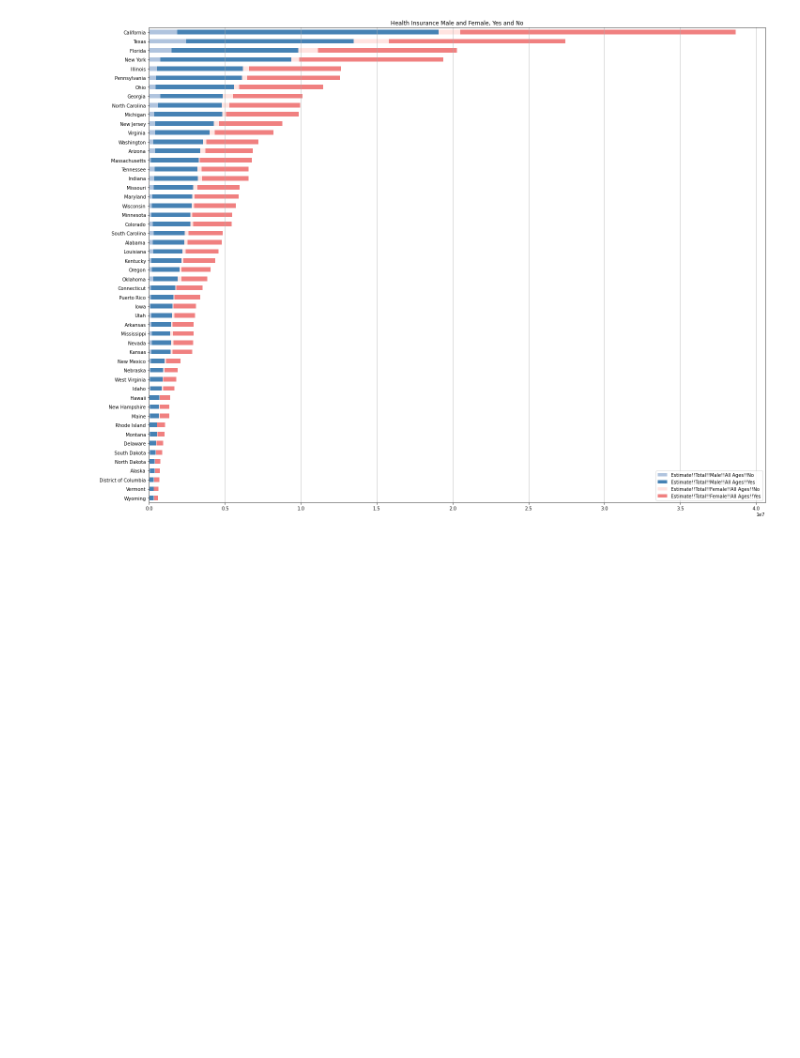
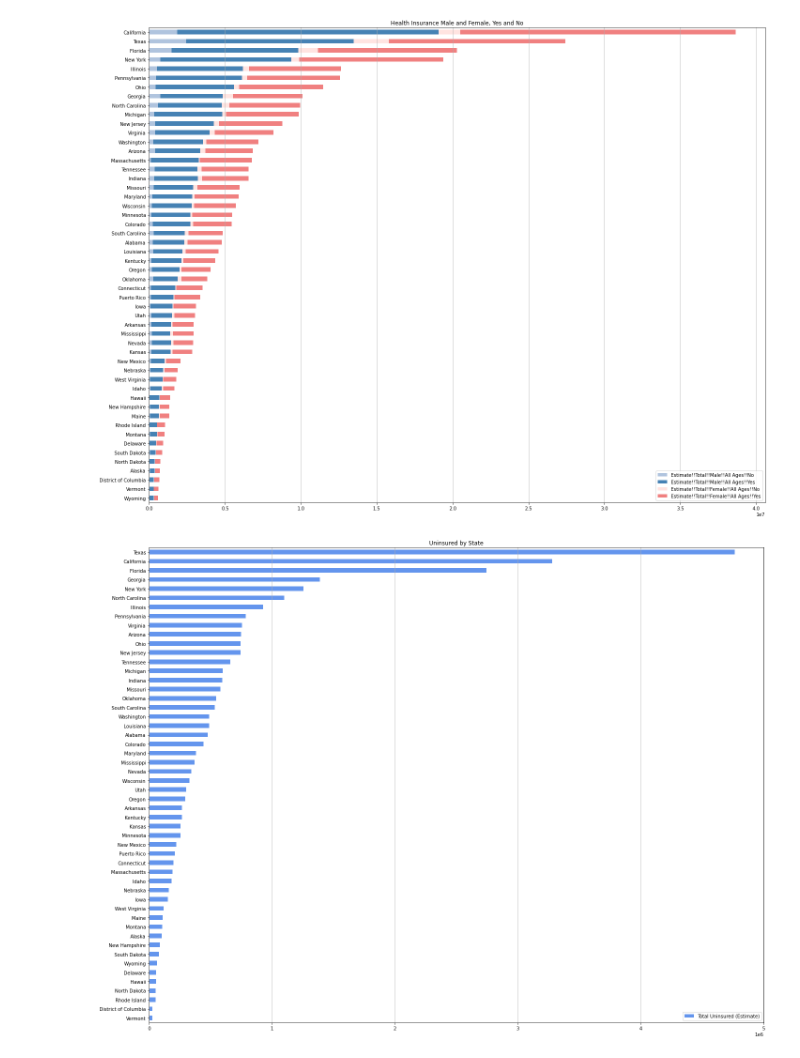
Before and after one commit to havyjavy/Healthcare-and-Covid-19, a Jupyter notebook: CensusData/Census_HealthInsByStateByAge.ipynb, the cells around one changed output. Saved outputs shown, nothing was run; the diff lists cells and outputs as text; code cells hidden in the pictures; blank space fills up the shorter version.

Commit message:
Updated health insurance coverage notebook.

```diff
--- a/CensusData/Census_HealthInsByStateByAge.ipynb
+++ b/CensusData/Census_HealthInsByStateByAge.ipynb
@@ -480,3 +482,27 @@ plt.savefig(os.path.join("HealthInsSex.png"))
 # plt.barh(y=x_axis, width=[HealthIns_covid_data_clean['Estimate!!Total!!Female!!All Ages!!No'], HealthIns_covid_data_clean['Estimate!!Total!!Female!!All Ages!!Yes']], color="purple", alpha=0.5, align="center")
 # %% [output]
 [figure]
+# %%
+nohealthins_covid = HealthIns_covid_data_clean[['state',
+                                                'NAME',
+                                                'Estimate!!Total!!Male!!All Ages!!No',
+                                                'Estimate!!Total!!Female!!All Ages!!No',
+                                                'Date',
+                                                'Covid Positive',
+                                                'Deaths']].copy()
+
+
+nohealthins_covid['Total Uninsured (Estimate)'] = nohealthins_covid['Estimate!!Total!!Male!!All Ages!!No'] + nohealthins_covid['Estimate!!Total!!Female!!All Ages!!No']
+nohealthins_covid_sorted = nohealthins_covid.sort_values(by=['Total Uninsured (Estimate)'])
+nohealthins_covid_sorted  = nohealthins_covid_sorted.reset_index(drop=True)
+
+nohealthins_covid_sorted.plot(kind='barh', y = 'Total Uninsured (Estimate)' ,
+                                 figsize=(20,15), color='cornflowerblue', stacked=True)
+
+plt.yticks(x_axis, nohealthins_covid_sorted['NAME'])
+plt.grid(b=None, which='major', axis='x')
+plt.title("Uninsured by State")
+plt.tight_layout()
+plt.savefig(os.path.join("Total_Uninsured_By_State.png"))
+# %% [output]
+[figure, added]
```
Also changed, not shown: parts of 2 cells of this notebook, 1 other file.
